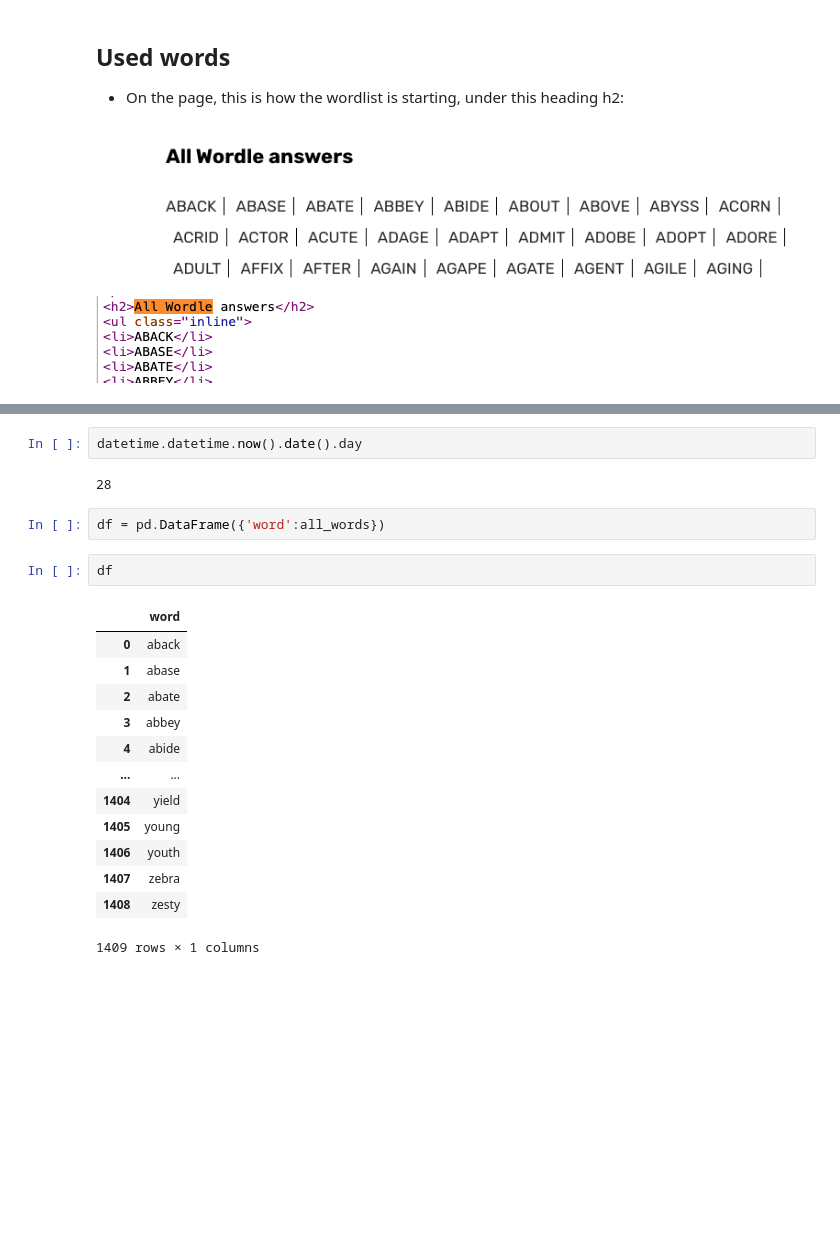
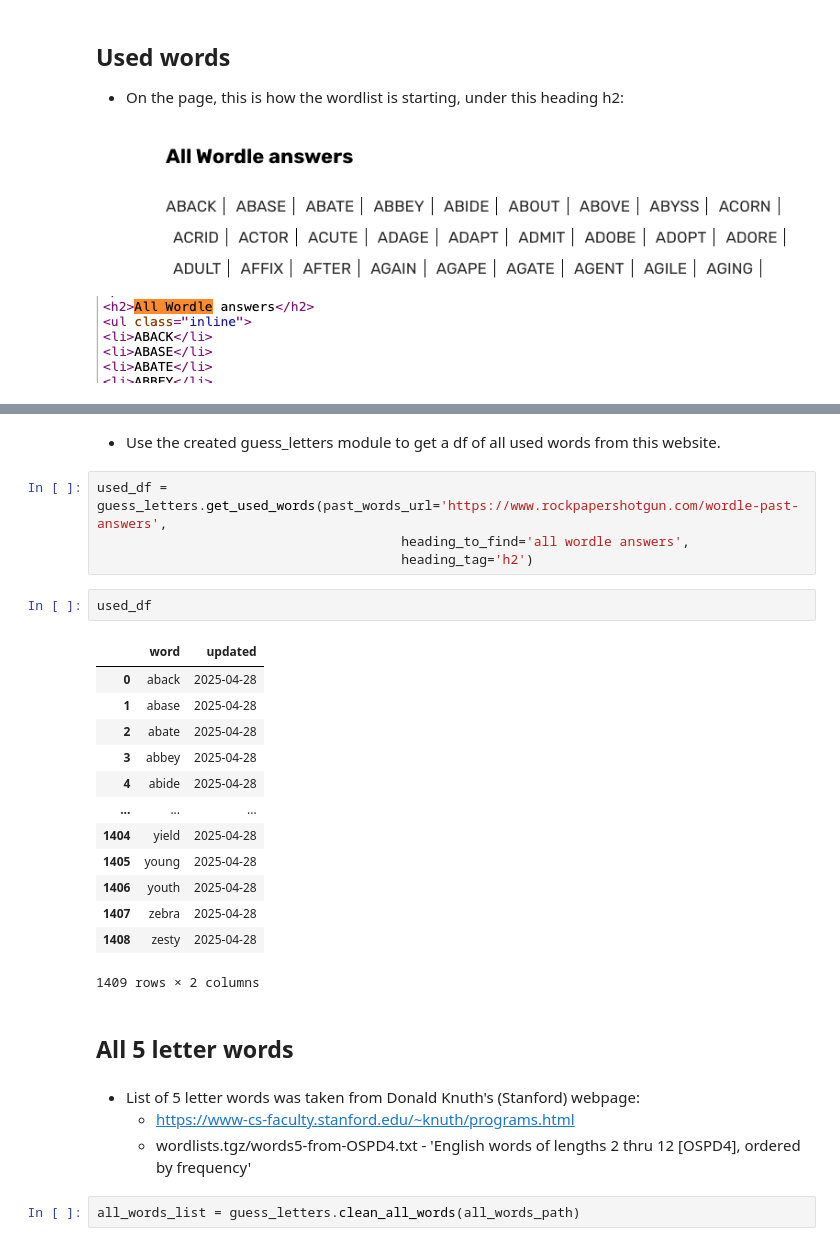
Before and after one commit to mparikh20/short-scripts, a Jupyter notebook: wordle/notebooks/wordle_guess_letters.ipynb, the cells around one changed output, grey strips where cells are left out. Saved outputs shown, nothing was run; the diff lists cells and outputs as text; blank space fills up the shorter version.

```diff
--- a/wordle/notebooks/wordle_guess_letters.ipynb
+++ b/wordle/notebooks/wordle_guess_letters.ipynb
@@ -79,22 +36,30 @@ all_words
-# %%
-datetime.datetime.now().date().day
-# %% [output]
-28
-# %%
-df = pd.DataFrame({'word':all_words})
-# %%
-df
-# %% [output]
-|  | word |
-| 0 | aback |
-| 1 | abase |
-| 2 | abate |
-| 3 | abbey |
-| 4 | abide |
-| ... | ... |
-| 1404 | yield |
-| 1405 | young |
-| 1406 | youth |
-| 1407 | zebra |
-| 1408 | zesty |
-1409 rows × 1 columns
+# %% [markdown]
+* Use the created guess_letters module to get a df of all used words from this website.
+# %%
+used_df = guess_letters.get_used_words(past_words_url='https://www.rockpapershotgun.com/wordle-past-answers',
+                                       heading_to_find='all wordle answers',
+                                       heading_tag='h2')
+# %%
+used_df
+# %% [output]
+|  | word | updated |
+| 0 | aback | 2025-04-28 |
+| 1 | abase | 2025-04-28 |
+| 2 | abate | 2025-04-28 |
+| 3 | abbey | 2025-04-28 |
+| 4 | abide | 2025-04-28 |
+| ... | ... | ... |
+| 1404 | yield | 2025-04-28 |
+| 1405 | young | 2025-04-28 |
+| 1406 | youth | 2025-04-28 |
+| 1407 | zebra | 2025-04-28 |
+| 1408 | zesty | 2025-04-28 |
+1409 rows × 2 columns
+# %% [markdown]
+## All 5 letter words
+# %% [markdown]
+* List of 5 letter words was taken from Donald Knuth's (Stanford) webpage:
+    * https://www-cs-faculty.stanford.edu/~knuth/programs.html
+    * wordlists.tgz/words5-from-OSPD4.txt - 'English words of lengths 2 thru 12 [OSPD4], ordered by frequency'
+# %%
+all_words_list = guess_letters.clean_all_words(all_words_path)
```
Also changed, not shown: parts of 24 cells of this notebook.
